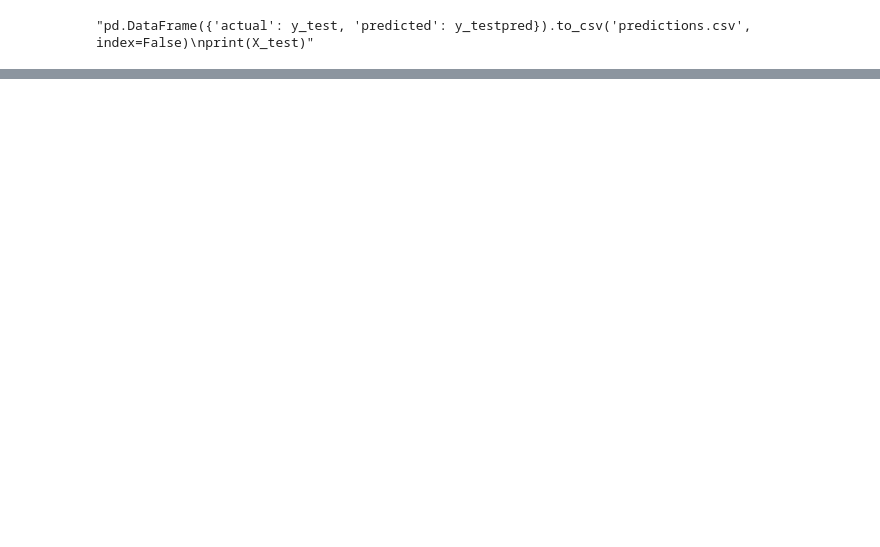
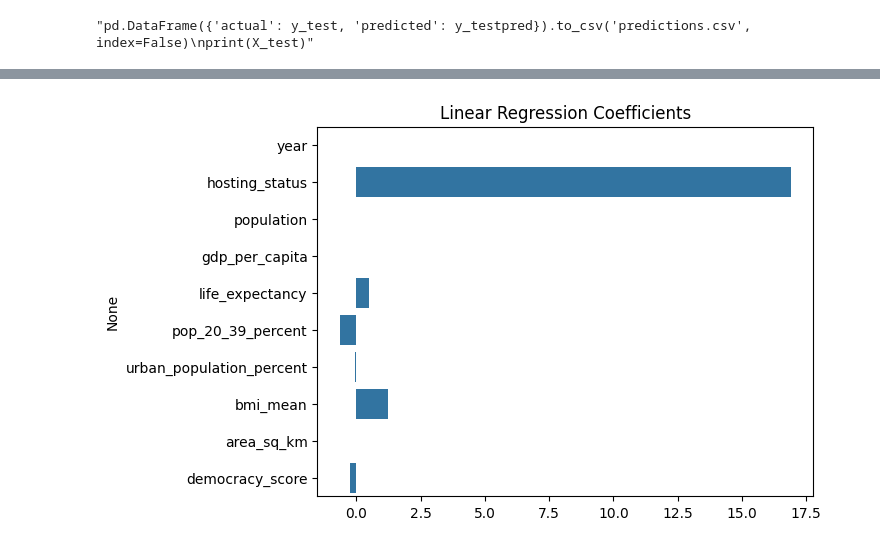
Before and after one commit to shreeram-murali/olympic-medals-predictor, a Jupyter notebook: random_forest_predictor.ipynb, the cells around one changed output, grey strips where cells are left out. Saved outputs shown, nothing was run; the diff lists cells and outputs as text; code cells hidden in the pictures; blank space fills up the shorter version.

```diff
--- a/random_forest_predictor.ipynb
+++ b/random_forest_predictor.ipynb
@@ -166,0 +176,7 @@ plt.show()
+# %%
+lr_coefficients = regr.coef_
+sns.barplot(x=lr_coefficients, y=features)
+plt.title('Linear Regression Coefficients')
+plt.show()
+# %% [output]
+[figure, added]
```
Also changed, not shown: parts of 7 cells of this notebook.
